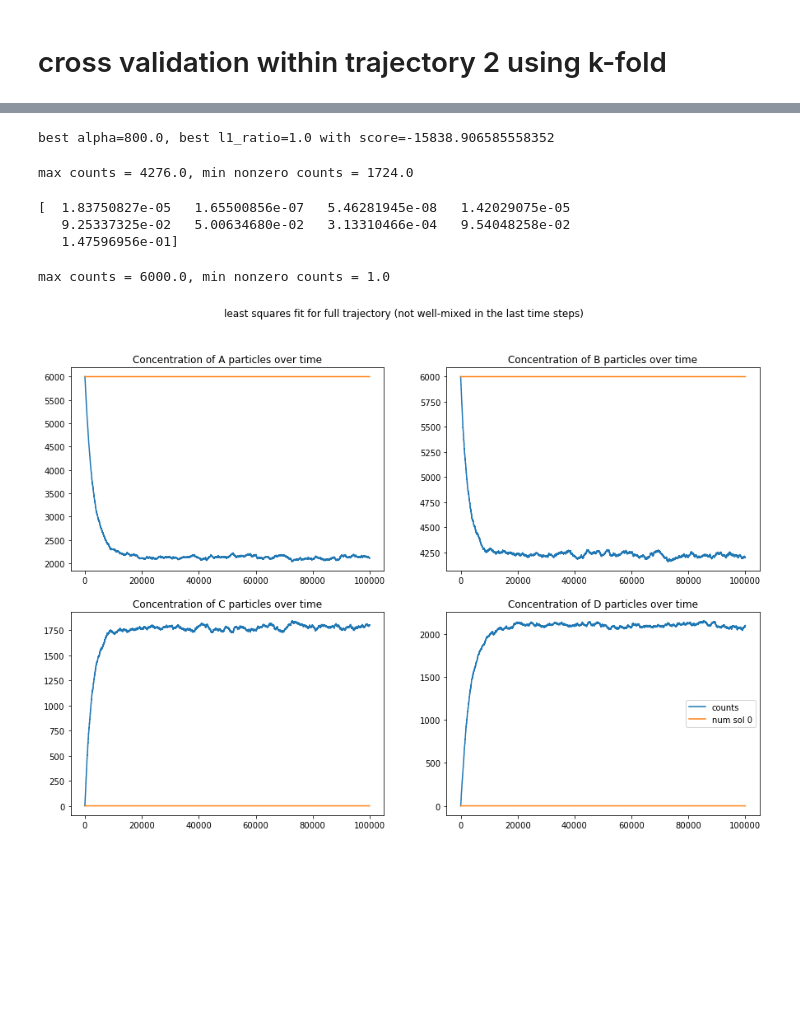
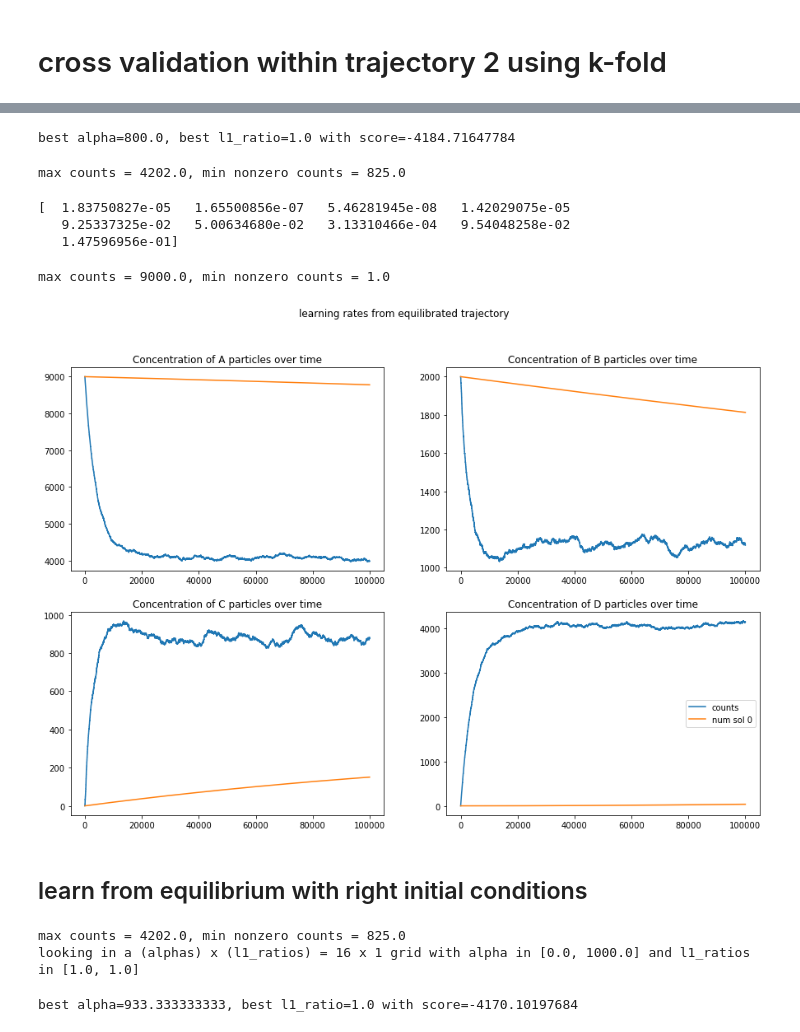
Before and after one commit to readdy/readdy_learn, a Jupyter notebook: analyze/cross validation.ipynb, the cells around one changed output, grey strips where cells are left out. Saved outputs shown, nothing was run; the diff lists cells and outputs as text; code cells hidden in the pictures; blank space fills up the shorter version.

```diff
--- a/analyze/cross validation.ipynb
+++ b/analyze/cross validation.ipynb
@@ -76,7 +76,8 @@ class CVResult(object):
 # %%
 class CV(object):
 
-    def __init__(self, traj, bfc, scale, alphas, l1_ratios, n_splits, init_xi, n_jobs=8, show_progress=True):
+    def __init__(self, traj, bfc, scale, alphas, l1_ratios, n_splits, init_xi, n_jobs=8, show_progress=True,
+                 mode='k_fold', verbose=False):
         self.alphas = alphas
         self.l1_ratios = l1_ratios
         self.n_jobs = n_jobs
@@ -87,16 +88,24 @@ class CV(object):
         self.show_progress = show_progress
         self.result = []
         self.init_xi = init_xi
+        self.mode = mode
+        self.verbose = verbose
 
     def compute_cv_result(self, params):
-        kf = KFold(n_splits=self.n_splits)
+        if self.mode == 'k_fold':
+            kf = KFold(n_splits=self.n_splits)
+        elif self.mode == 'time_series_split':
+            kf = TimeSeriesSplit(n_splits=self.n_splits)
+        else:
+            print("unknown mode: %s" % self.mode)
+            return
         alpha, l1_ratio = params
         estimator = ReaDDyElasticNetEstimator(self.traj, self.bfc, self.scale, alpha=alpha,
-                                              l1_ratio=l1_ratio, init_xi=self.init_xi)
+                                              l1_ratio=l1_ratio, init_xi=self.init_xi, verbose=self.verbose)
         scores = []
         for train_idx, test_idx in kf.split(range(0, self.traj.n_time_steps)):
             estimator.fit(train_idx)
-            scores.append(estimator.score(test_idx, traj2.dcounts_dt[test_idx]))
+            scores.append(estimator.score(test_idx, traj.dcounts_dt[test_idx]))
         return {'scores': scores, 'alpha': alpha, 'l1_ratio': l1_ratio}
 
     def fit(self):
@@ -115,14 +124,18 @@ class CV(object):
         f.close()
         self.result = result
 # %%
-def get_dense_params(traj, bfc, scale, n_initial_values=16, n_jobs=8):
+def get_dense_params(traj, bfc, scale, n_initial_values=16, n_jobs=8, initial_value=None):
     from ipywidgets import IntProgress
     from IPython.display import display
+    if initial_value is not None:
+        n_initial_values = 1
+        initial_values = [initial_value]
+    else:
+        initial_values = [np.random.random(bfc.n_basis_functions) for _ in range(n_initial_values)]
+
     f = IntProgress(min=1, max=n_initial_values)
     display(f)
     coeffs = []
-    initial_values = [np.random.random(bfc.n_basis_functions) for _ in range(n_initial_values)]
-
     def worker(init_xi):
         est = ReaDDyElasticNetEstimator(traj, bfc, scale, alpha=0, l1_ratio=1.0, init_xi=init_xi, verbose=False)
         est.fit(range(0, traj.n_time_steps))
@@ -228,15 +205,14 @@ alpha=800.0, l1_ratio=0.0 -> scores=[-8047.053757977511, -8047.497412898069, -80
 # %%
-best_alpha, best_l1 = 0, 0
-best_score = cv.result[0]['scores'][0]
+# blab = best_alpha, best_l1 = 0, 0
+best_score = np.mean(cv.result[0]['scores'])
 for r in cv.result:
-    for score in r['scores']:
-        if score > best_score:
-            best_score = score
-            best_alpha, best_l1 = r['alpha'], r['l1_ratio']
+    if np.mean(r['scores']) > best_score:
+        best_score = np.mean(r['scores'])
+        best_alpha, best_l1 = r['alpha'], r['l1_ratio']
 # %%
 print("best alpha=%s, best l1_ratio=%s with score=%s" % (best_alpha, best_l1, best_score))
 # %% [output]
-best alpha=800.0, best l1_ratio=1.0 with score=-15838.906585558352
+best alpha=800.0, best l1_ratio=1.0 with score=-4184.71647784
 # %%
 traj_equilibrated = pat.Trajectory("../generate/simple_trajectory_3.h5")
 traj_equilibrated.counts = traj_equilibrated.counts[20000:]
@@ -257,7 +233,7 @@ else:
     est.fit(range(0, traj_equilibrated.n_time_steps))
     coefficients = [(mean, est.coefficients_)]
 # %% [output]
-max counts = 4276.0, min nonzero counts = 1724.0
+max counts = 4202.0, min nonzero counts = 825.0
 # %%
 print(mean)
 # %% [output]
@@ -267,24 +243,26 @@ print(mean)
 # %%
 full_traj = pat.Trajectory("../generate/simple_trajectory_3.h5")
 full_traj.update()
 
 f, ((ax1, ax2), (ax3, ax4)) = plt.subplots(nrows=2, ncols=2, figsize=(15, 10))
-f.suptitle("least squares fit for full trajectory (not well-mixed in the last time steps)")
+f.suptitle("learning rates from equilibrated trajectory")
 axes = [ax1, ax2, ax3, ax4]
 labels=["A", "B", "C", "D"]
 num_solns = []
 for _, coeffs in coefficients:
     def fun(data, _):
         theta = np.array([f(data) for f in bfc.functions])
         return np.matmul(coeffs, theta)
-    num_solns.append(odeint(fun, full_traj.counts[0], np.arange(0, full_traj.n_time_steps)))
+    num_solns.append(odeint(fun, full_traj.counts[0], np.arange(0, full_traj.n_time_steps*full_traj.time_step, full_traj.time_step)))
 for i in range(full_traj.n_species):
     axes[i].plot(np.arange(0, full_traj.n_time_steps), full_traj.counts[:,i], label="counts")
     for idx, num_sol in enumerate(num_solns):
-        axes[i].plot(np.arange(0, full_traj.n_time_steps), num_sol[:, i], label="num sol %s" % idx)
+        axes[i].plot(np.arange(0, len(num_sol[:, i])), num_sol[:, i], label="num sol %s" % idx)
     axes[i].set_title("Concentration of %s particles over time" % labels[i])
 plt.legend()
 plt.show()
 # %% [output]
-max counts = 6000.0, min nonzero counts = 1.0
+max counts = 9000.0, min nonzero counts = 1.0
-[figure, old version]
+[figure, new version]
+# %% [markdown]
+## learn from equilibrium with right initial conditions
@@ -290,0 +271,23 @@ max counts = 6000.0, min nonzero counts = 1.0
+# %%
+traj2 = pat.Trajectory("../generate/simple_trajectory_3.h5")
+traj2.counts = traj2.counts[20000:]
+traj2.update()
+
+alphas = np.linspace(0, 1000, num=16)
+l1_ratios = np.linspace(0, 1, num=1) + 1
+print("looking in a (alphas) x (l1_ratios) = %s x %s grid with alpha in [%s, %s] and l1_ratios in [%s, %s]" % (len(alphas), len(l1_ratios), alphas[0], alphas[-1], l1_ratios[0], l1_ratios[-1]))
+scale = 1. / (2. * traj2.n_species * traj2.n_time_steps)
+cv = CV(traj2, bfc, scale, alphas, l1_ratios, 50, right_rates)
+cv.fit()
+# %% [output]
+max counts = 4202.0, min nonzero counts = 825.0
+looking in a (alphas) x (l1_ratios) = 16 x 1 grid with alpha in [0.0, 1000.0] and l1_ratios in [1.0, 1.0]
+# %%
+best_score = np.mean(cv.result[0]['scores'])
+for r in cv.result:
+    if np.mean(r['scores']) > best_score:
+        best_score = np.mean(r['scores'])
+        best_alpha, best_l1 = r['alpha'], r['l1_ratio']
+print("best alpha=%s, best l1_ratio=%s with score=%s" % (best_alpha, best_l1, best_score))
+# %% [output]
+best alpha=933.333333333, best l1_ratio=1.0 with score=-4170.10197684
```
Also changed, not shown: parts of 34 cells of this notebook.
